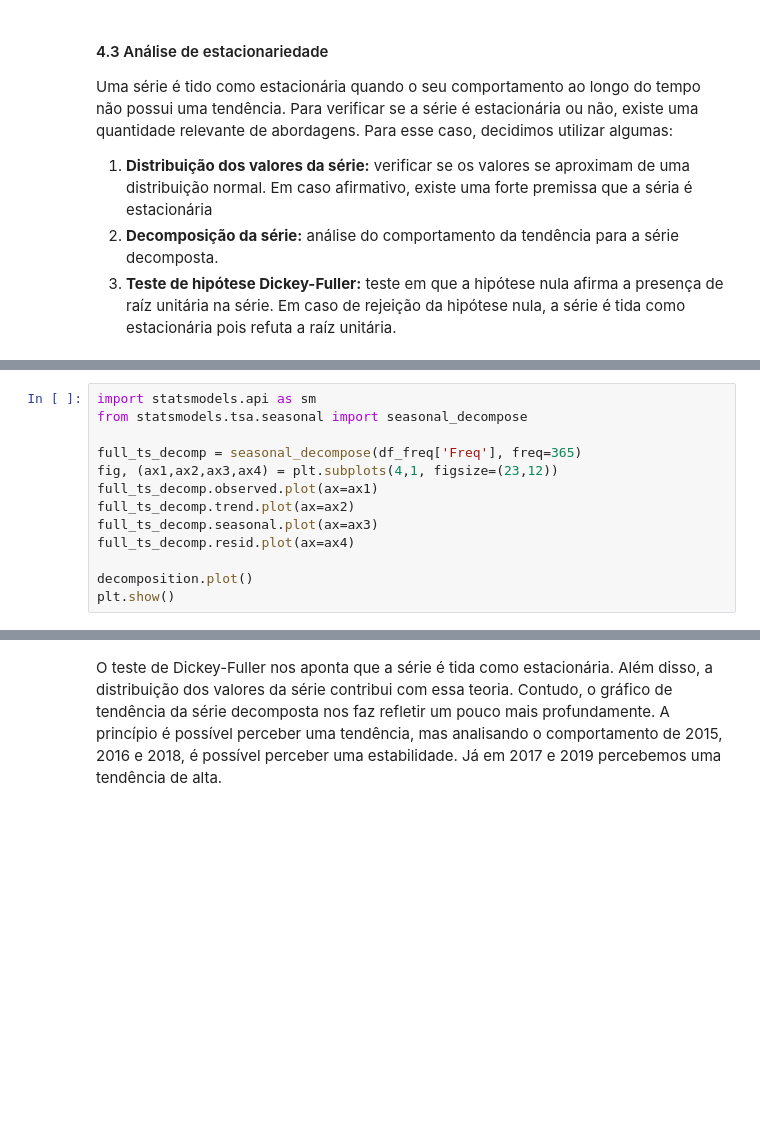
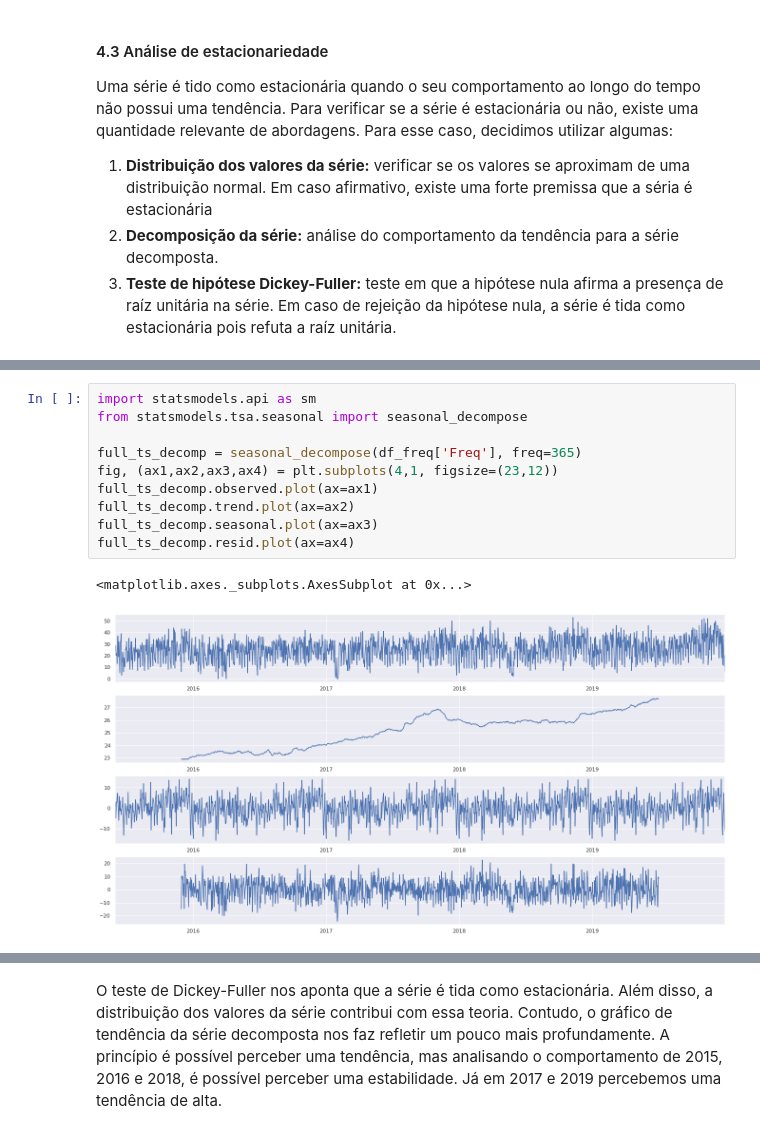
Before and after one commit to raphaeldscorrea/accidents_forecast, a Jupyter notebook: time_series_data_analysis.ipynb, the cells around one changed output, grey strips where cells are left out. Saved outputs shown, nothing was run; the diff lists cells and outputs as text; blank space fills up the shorter version.

```diff
--- a/time_series_data_analysis.ipynb
+++ b/time_series_data_analysis.ipynb
@@ -338,16 +414,16 @@ sns.boxplot(x="ano", y="Freq",
 # %%
 import statsmodels.api as sm
 from statsmodels.tsa.seasonal import seasonal_decompose
 
 full_ts_decomp = seasonal_decompose(df_freq['Freq'], freq=365)
 fig, (ax1,ax2,ax3,ax4) = plt.subplots(4,1, figsize=(23,12))
 full_ts_decomp.observed.plot(ax=ax1)
 full_ts_decomp.trend.plot(ax=ax2)
 full_ts_decomp.seasonal.plot(ax=ax3)
 full_ts_decomp.resid.plot(ax=ax4)
-
-decomposition.plot()
-plt.show()
+# %% [output]
+<matplotlib.axes._subplots.AxesSubplot at 0x...>
+[figure, added]
 # %%
 from statsmodels.tsa.stattools import adfuller
 
```
Also changed, not shown: parts of 19 cells of this notebook.
